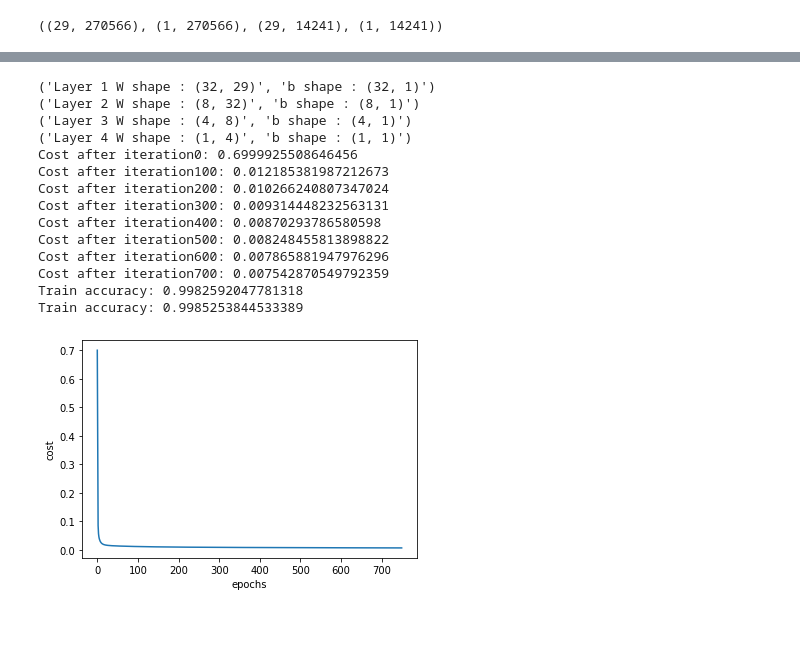
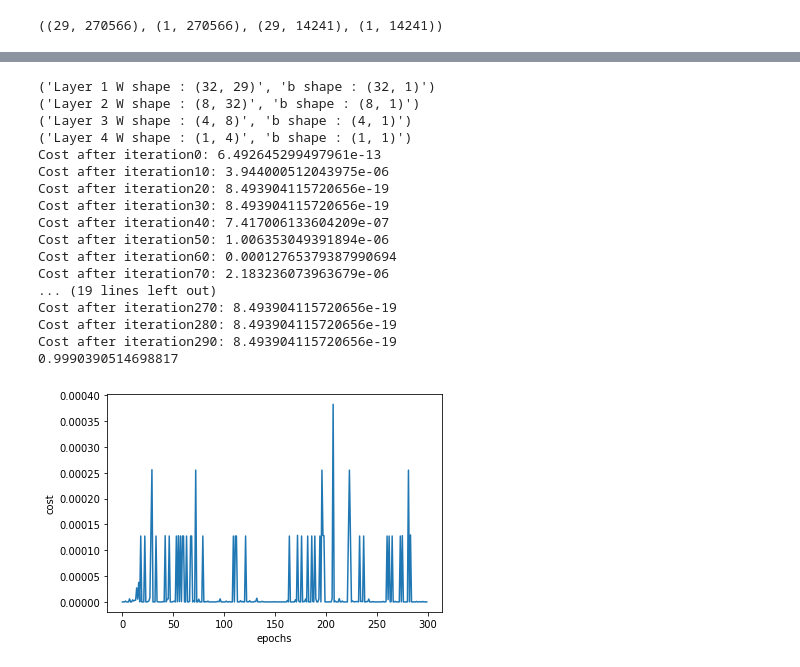
Before and after one commit to CyberKnight1803/CreditCard_Fraud_Detection_using_DNN, a Jupyter notebook: Fraud.ipynb, the cells around one changed output, grey strips where cells are left out. Saved outputs shown, nothing was run; the diff lists cells and outputs as text; code cells hidden in the pictures; blank space fills up the shorter version.

```diff
--- a/Fraud.ipynb
+++ b/Fraud.ipynb
@@ -62,25 +62,28 @@ Train accuracy: 0.9987360438171476
 # %%
-model2 = DNN(layer_dims, lRate=0.45, n_iters=750, activation='ReLu', initializer='He', optimizer='BatchGD')
+model2 = DNN(layer_dims, lRate=0.3, momentum=0.9, beta=0.98, n_iters=300, GD_type='MiniBatchGD', batch_size=4096, optimizer='Adam')
 costs_2 = model2.fit(X_train, y_train, print_cost=True)
-print(f"Train accuracy: {model2.accuracy(X_train, y_train)}")
-print(f"Train accuracy: {model2.accuracy(X_test, y_test)}")
+metrics = model2.performance(X_train, y_train)
+print(metrics['accuracy'])
 plt.plot(np.squeeze(costs_2))
 plt.ylabel('cost')
 plt.xlabel('epochs')
 plt.show()
 # %% [output]
 ('Layer 1 W shape : (32, 29)', 'b shape : (32, 1)')
 ('Layer 2 W shape : (8, 32)', 'b shape : (8, 1)')
 ('Layer 3 W shape : (4, 8)', 'b shape : (4, 1)')
 ('Layer 4 W shape : (1, 4)', 'b shape : (1, 1)')
-Cost after iteration0: 0.6999925508646456
-Cost after iteration100: 0.012185381987212673
-Cost after iteration200: 0.010266240807347024
-Cost after iteration300: 0.009314448232563131
-Cost after iteration400: 0.00870293786580598
-Cost after iteration500: 0.008248455813898822
-Cost after iteration600: 0.007865881947976296
-Cost after iteration700: 0.007542870549792359
-Train accuracy: 0.9982592047781318
-Train accuracy: 0.9985253844533389
+Cost after iteration0: 6.492645299497961e-13
+Cost after iteration10: 3.944000512043975e-06
+Cost after iteration20: 8.493904115720656e-19
+Cost after iteration30: 8.493904115720656e-19
+Cost after iteration40: 7.417006133604209e-07
+Cost after iteration50: 1.006353049391894e-06
+Cost after iteration60: 0.00012765379387990694
+Cost after iteration70: 2.183236073963679e-06
+... (19 lines left out)
+Cost after iteration270: 8.493904115720656e-19
+Cost after iteration280: 8.493904115720656e-19
+Cost after iteration290: 8.493904115720656e-19
+0.9990390514698817
-[figure, old version]
+[figure, new version]
```
Also changed, not shown: parts of 5 cells of this notebook.
